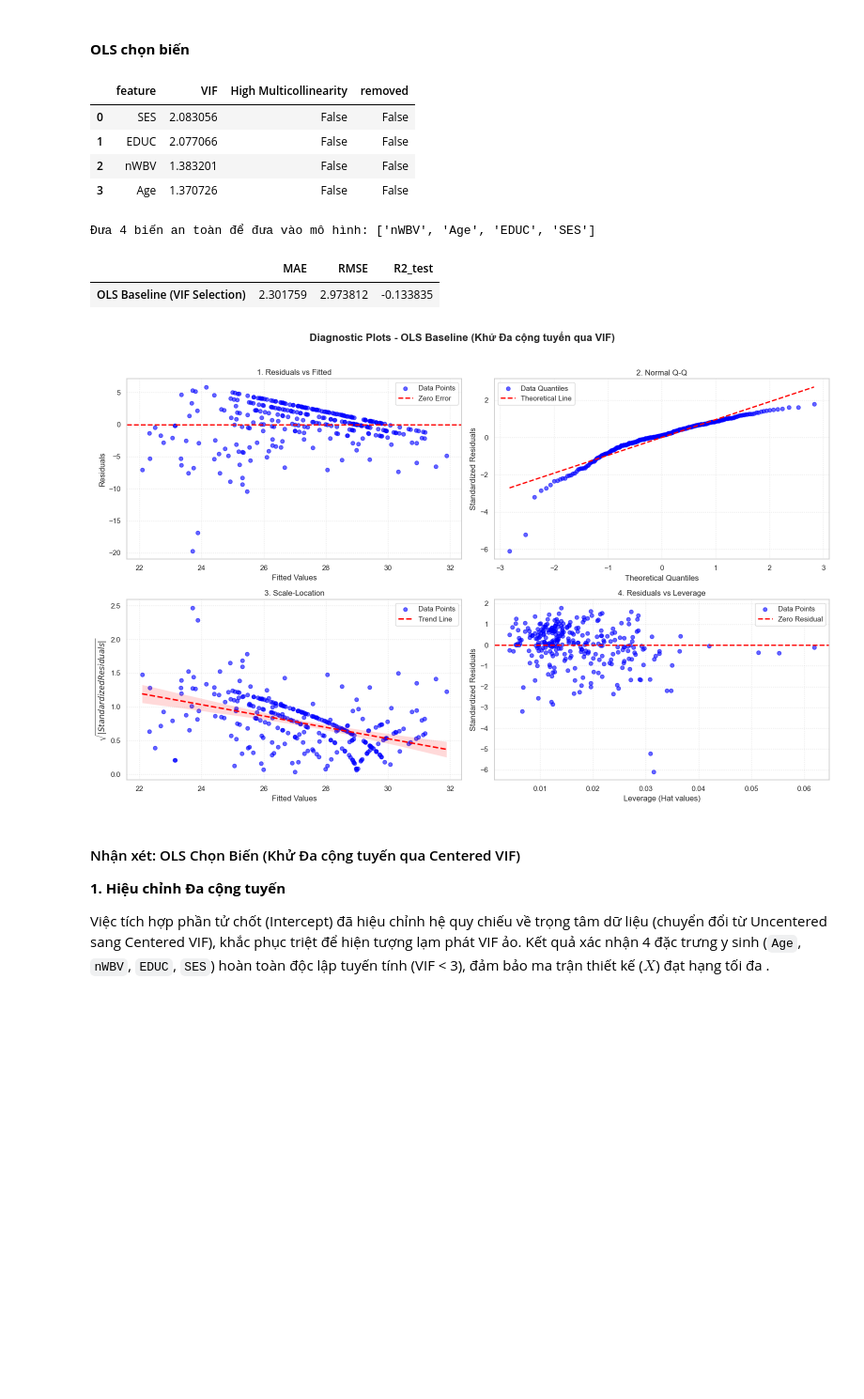
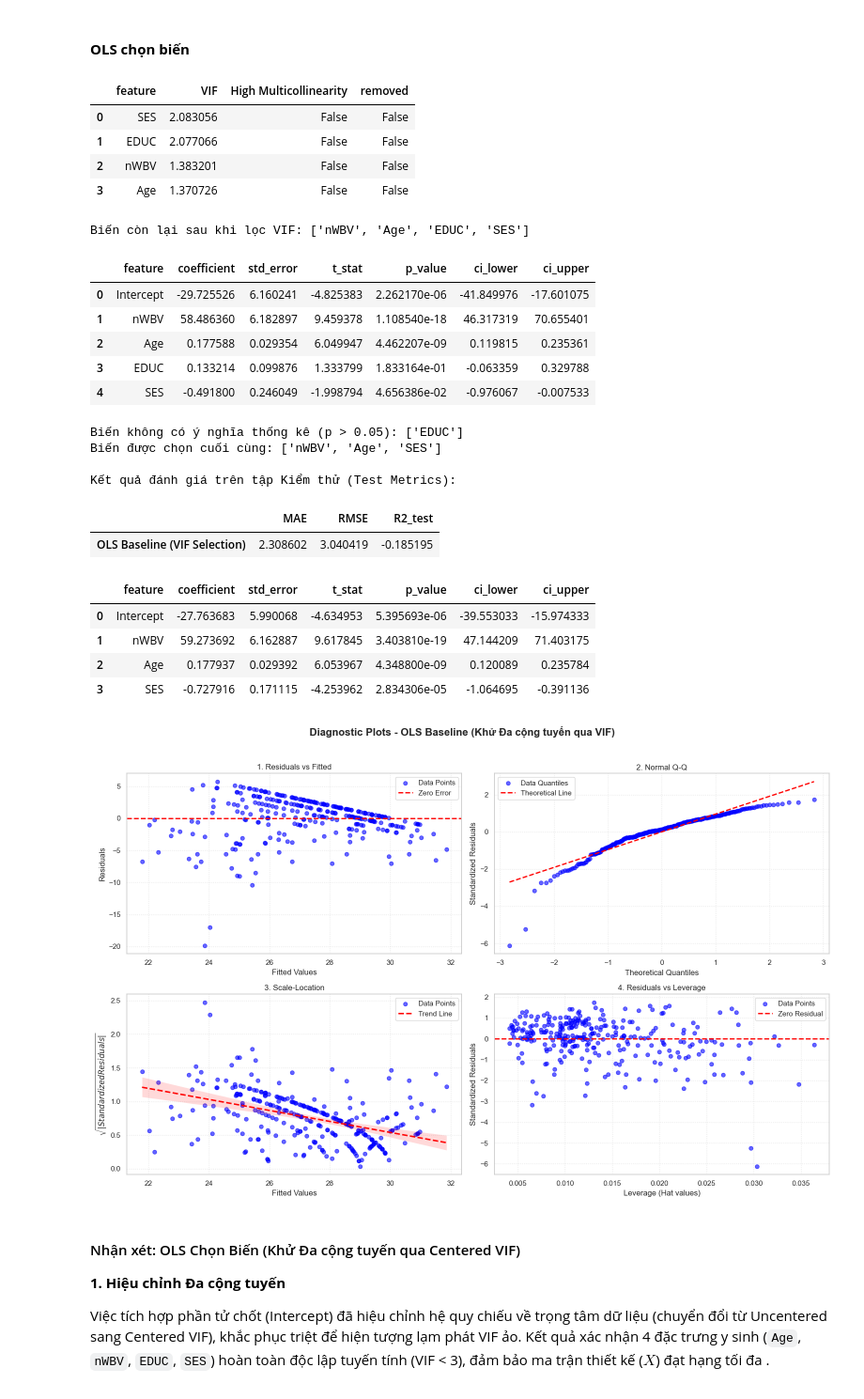
Before and after one commit to TanKhoiTV/blues-estimator-project, a Jupyter notebook: part2/part2_notebook.ipynb, the cells around one changed output. Shown at 94% size. Drawn from its saved outputs; the diff is of its cells as text; code cells hidden in the pictures; blank space fills up the shorter version.

```diff
--- a/part2/part2_notebook.ipynb
+++ b/part2/part2_notebook.ipynb
@@ -861,7 +861,7 @@ metrics_df = pd.DataFrame([ols_metrics], index=["OLS Baseline"])
 print("\n Kết quả đánh giá trên tập Kiểm thử (Test Metrics):")
 display(metrics_df)
 
-display(ols_raw_model.run_inference(["nWBV", "Age", "EDUC", "SES"]))
+display(ols_raw_model.run_inference(X_train.columns))
 
 y_train_pred_ols_raw = ols_raw_model.predict(X_train)
 plot_model_diagnostics(y_train, y_train_pred_ols_raw, X_train, "OLS Baseline (Nguyên bản - Không chọn biến)")
@@ -898,44 +898,79 @@ Hệ thống OLS Baseline được huấn luyện trên toàn bộ không gian
 # CHỌN BIẾN (VIF) VÀ HUẤN LUYỆN LẠI OLS
 
 # Quét và tự động loại bỏ các biến có VIF > 10
-X_train_selected, selected_features, vif_table = classical_comparator.select_features_by_vif(
+X_train_selected, selected_after_vif, vif_table = classical_comparator.select_features_by_vif(
     X_train, threshold=10.0, iterative=True
 )
 
 display(vif_table)
+print(f"Biến còn lại sau khi lọc VIF: {selected_after_vif}")
 
-print(f"\nĐưa {len(selected_features)} biến an toàn để đưa vào mô hình: {selected_features}")
+inference = ols_raw_model.run_inference(X_train.columns)
+display(inference)
+
+# Loại bỏ biến có p-value > 0.05
+pvalue_threshold = 0.05
+insignificant = inference[
+    (inference['feature'] != 'Intercept') &
+    (inference['p_value'] > pvalue_threshold)
+]['feature'].tolist()
+
+print(f"Biến không có ý nghĩa thống kê (p > {pvalue_threshold}): {insignificant}")
+
+selected_features = [f for f in selected_after_vif if f not in insignificant]
+print(f"Biến được chọn cuối cùng: {selected_features}")
 
 # HUẤN LUYỆN VÀ ĐÁNH GIÁ OLS (VIF)
-ols_vif_model = classical_comparator.train_linear_regression(X_train_selected, y_train)
+X_train_selected = X_train[selected_features].copy()
+X_test_selected  = X_test[selected_features].copy()
 
-# Đánh giá trên tập Test (Chỉ lấy các biến đã được chọn)
-X_test_selected = X_test[selected_features].copy()
-ols_vif_metrics = ols_vif_model.evaluate(X_test_selected, y_test)
+ols_vif_model = classical_comparator.train_linear_regression(
+    X_train_selected, y_train
+)
+ols_vif_metrics = classical_comparator.evaluate_model(
+    ols_vif_model, X_test_selected, y_test
+)
 
+print("\nKết quả đánh giá trên tập Kiểm thử (Test Metrics):")
 metrics_vif_df = pd.DataFrame([ols_vif_metrics], index=["OLS Baseline (VIF Selection)"])
 display(metrics_vif_df)
+
+display(ols_vif_model.run_inference(X_train_selected.columns))
 
 # CHẨN ĐOÁN PHẦN DƯ (RESIDUAL ANALYSIS)
 y_train_pred_ols_vif = ols_vif_model.predict(X_train_selected)
 
-# Tái sử dụng hàm vẽ đồ thị đã định nghĩa ở Cell trước
 plot_model_diagnostics(
     y_train,
     y_train_pred_ols_vif,
     X_train_selected,
     "OLS Baseline (Khử Đa cộng tuyến qua VIF)"
 )
 # %% [output]
 |  | feature | VIF | High Multicollinearity | removed |
 | 0 | SES | 2.083056 | False | False |
 | 1 | EDUC | 2.077066 | False | False |
 | 2 | nWBV | 1.383201 | False | False |
 | 3 | Age | 1.370726 | False | False |
-Đưa 4 biến an toàn để đưa vào mô hình: ['nWBV', 'Age', 'EDUC', 'SES']
+Biến còn lại sau khi lọc VIF: ['nWBV', 'Age', 'EDUC', 'SES']
-|  | MAE | RMSE | R2_test |
-| OLS Baseline (VIF Selection) | 2.301759 | 2.973812 | -0.133835 |
+|  | feature | coefficient | std_error | t_stat | p_value | ci_lower | ci_upper |
+| 0 | Intercept | -29.725526 | 6.160241 | -4.825383 | 2.262170e-06 | -41.849976 | -17.601075 |
+| 1 | nWBV | 58.486360 | 6.182897 | 9.459378 | 1.108540e-18 | 46.317319 | 70.655401 |
+| 2 | Age | 0.177588 | 0.029354 | 6.049947 | 4.462207e-09 | 0.119815 | 0.235361 |
+| 3 | EDUC | 0.133214 | 0.099876 | 1.333799 | 1.833164e-01 | -0.063359 | 0.329788 |
+| 4 | SES | -0.491800 | 0.246049 | -1.998794 | 4.656386e-02 | -0.976067 | -0.007533 |
+Biến không có ý nghĩa thống kê (p > 0.05): ['EDUC']
+Biến được chọn cuối cùng: ['nWBV', 'Age', 'SES']
+
+Kết quả đánh giá trên tập Kiểm thử (Test Metrics):
+|  | MAE | RMSE | R2_test |
+| OLS Baseline (VIF Selection) | 2.308602 | 3.040419 | -0.185195 |
+|  | feature | coefficient | std_error | t_stat | p_value | ci_lower | ci_upper |
+| 0 | Intercept | -27.763683 | 5.990068 | -4.634953 | 5.395693e-06 | -39.553033 | -15.974333 |
+| 1 | nWBV | 59.273692 | 6.162887 | 9.617845 | 3.403810e-19 | 47.144209 | 71.403175 |
+| 2 | Age | 0.177937 | 0.029392 | 6.053967 | 4.348800e-09 | 0.120089 | 0.235784 |
+| 3 | SES | -0.727916 | 0.171115 | -4.253962 | 2.834306e-05 | -1.064695 | -0.391136 |
-[figure, old version]
+[figure, new version]
 # %% [markdown]
 #### Nhận xét: OLS Chọn Biến (Khử Đa cộng tuyến qua Centered VIF)
 
```
Also changed, not shown: parts of 3 cells of this notebook.
